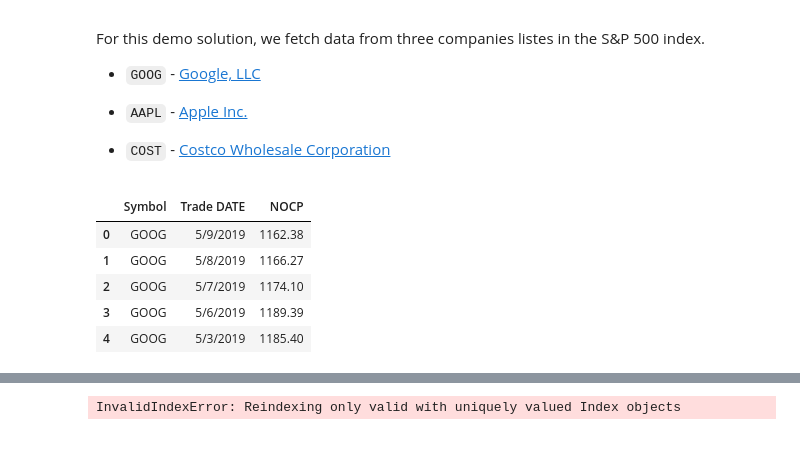
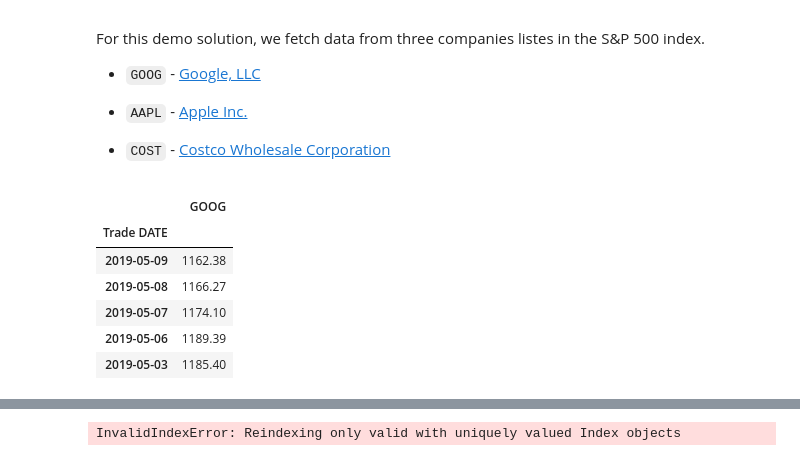
Before and after one commit to mauricedure/Whale_Off_The_Portfolio, a Jupyter notebook: whale_analysis.ipynb, the cells around one changed output, grey strips where cells are left out. Cells and saved outputs as stored; diff of their text form; code cells hidden in the pictures.

```diff
--- a/whale_analysis.ipynb
+++ b/whale_analysis.ipynb
@@ -428,16 +438,21 @@ For this demo solution, we fetch data from three companies listes in the S&P 500
 * `COST` - [Costco Wholesale Corporation](https://en.wikipedia.org/wiki/Costco)
 # %%
 # Reading data from 1st stock
+# Drop the trade date col and make the NOCP column into Symbol
 goog_data = Path("../Starter_Code/Resources/goog_historical.csv")
-goog_df = pd.read_csv(goog_data)
+goog_df = pd.read_csv(goog_data, index_col="Trade DATE", infer_datetime_format=True, parse_dates=True)
+goog_df = goog_df.drop(["Symbol"], axis = 1)
+goog_df = goog_df.rename(columns={'NOCP':'GOOG'})
+goog_df.sort_values("Trade DATE", ascending=False)
 goog_df.head()
 # %% [output]
-|  | Symbol | Trade DATE | NOCP |
-| 0 | GOOG | 5/9/2019 | 1162.38 |
-| 1 | GOOG | 5/8/2019 | 1166.27 |
-| 2 | GOOG | 5/7/2019 | 1174.10 |
-| 3 | GOOG | 5/6/2019 | 1189.39 |
-| 4 | GOOG | 5/3/2019 | 1185.40 |
+|  | GOOG |
+| Trade DATE |  |
+| 2019-05-09 | 1162.38 |
+| 2019-05-08 | 1166.27 |
+| 2019-05-07 | 1174.10 |
+| 2019-05-06 | 1189.39 |
+| 2019-05-03 | 1185.40 |
 # %%
 # Reading data from 2nd stock
 costco_data = Path("../Starter_Code/Resources/cost_historical.csv")
```
Also changed, not shown: parts of 7 cells of this notebook.
